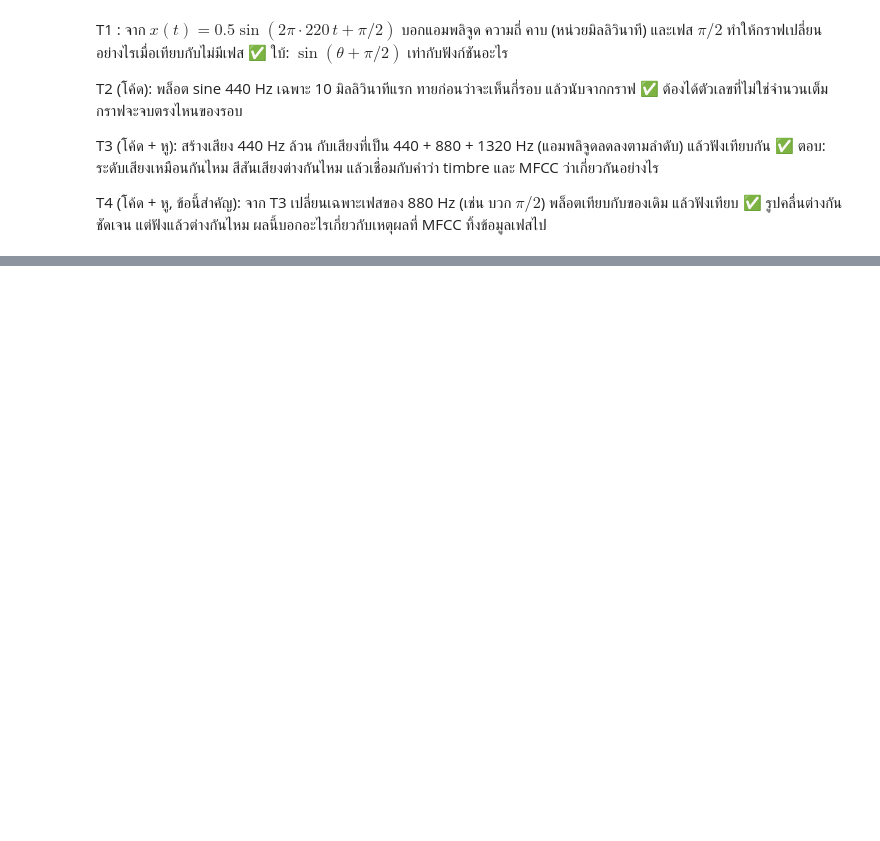
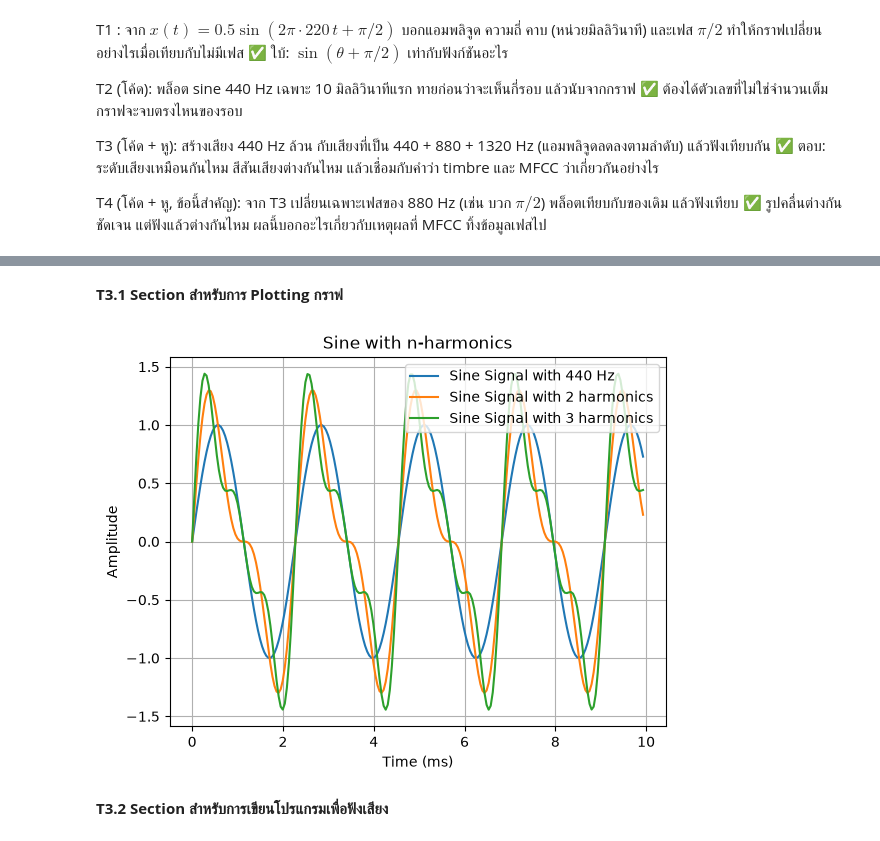
Before and after one commit to ohm-arthakorn/audio-based_music_recommendation, a Jupyter notebook: notebooks/01_DSP_101.ipynb, the cells around one changed output, grey strips where cells are left out. Cells and saved outputs as stored; diff of their text form; code cells hidden in the pictures; blank space fills up the shorter version.

```diff
--- a/notebooks/01_DSP_101.ipynb
+++ b/notebooks/01_DSP_101.ipynb
@@ -41,0 +106,34 @@ plt.show()
+# %% [markdown]
+**T3.1 Section สำหรับการ Plotting กราฟ**
+# %%
+fundamental_frequency = 440
+sr = 22050
+t = np.arange(0, 4, 1/sr)
+n = int(sr * 0.010) # ที่เวลาประมาณ 10 ms จะมีจำนวน sample = 220
+t_ms = t[:n]*1000  # ระยะเวลาที่ต้องการ Plot คือตั้งแต่ตัวแรกนั้นคือ 0 จนถึงตัวที่ n ของ Sampling นั้นคือ 10 ms
+
+# สร้างฟังก์ชันสำหรับการสร้างสัญญาณ Sine
+def create_sin(amplitude, frequency, t, phase=0):    # มีการเขียนโปรแกรมโดยการสร้าง Default Argument สำหรับ Phase
+    signal = amplitude * np.sin((2*np.pi*frequency*t) + phase)
+    return signal
+
+# -- สร้างคลื่น Sine หลาย ๆ ความถี่และคลื่น Sine ที่เกิดจากการรวมหลาย ๆ ความถี่ --
+sine_440 = create_sin(1, fundamental_frequency, t)    # 440 Hz
+sine_880 = create_sin(1/2, fundamental_frequency * 2, t)    # 880 Hz
+sine_1320 = create_sin(1/3, fundamental_frequency * 3, t)  # 1320 Hz
+sine_with_2_harmonics = sine_440 + sine_880
+sine_with_3_harmonics = sine_440 + sine_880 + sine_1320
+
+# -- Section สำหรับการ Plot กราฟ Sine แต่ละตัว --
+fig, ax = plt.subplots()
+ax.grid()
+ax.set(xlabel="Time (ms)", ylabel="Amplitude", title="Sine with n-harmonics")
+ax.plot(t_ms, sine_440[:n], label="Sine Signal with 440 Hz")
+ax.plot(t_ms, sine_with_2_harmonics[:n], label="Sine Signal with 2 harmonics")
+ax.plot(t_ms, sine_with_3_harmonics[:n], label="Sine Signal with 3 harmonics")
+ax.legend(loc="upper right")
+plt.show()
+# %% [output]
+[figure, added]
+# %% [markdown]
+**T3.2 Section สำหรับการเขียนโปรแกรมเพื่อฟังเสียง**
```
Also changed, not shown: parts of 12 cells of this notebook, 2 other files.
